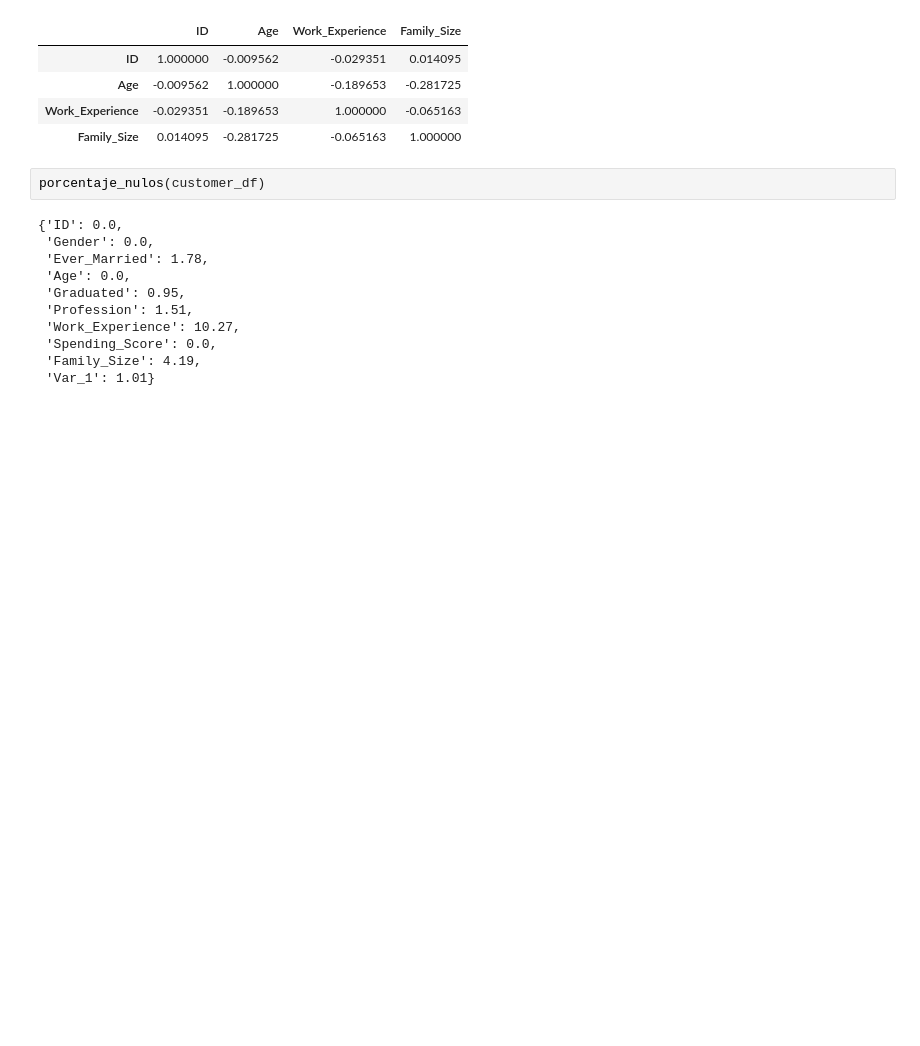
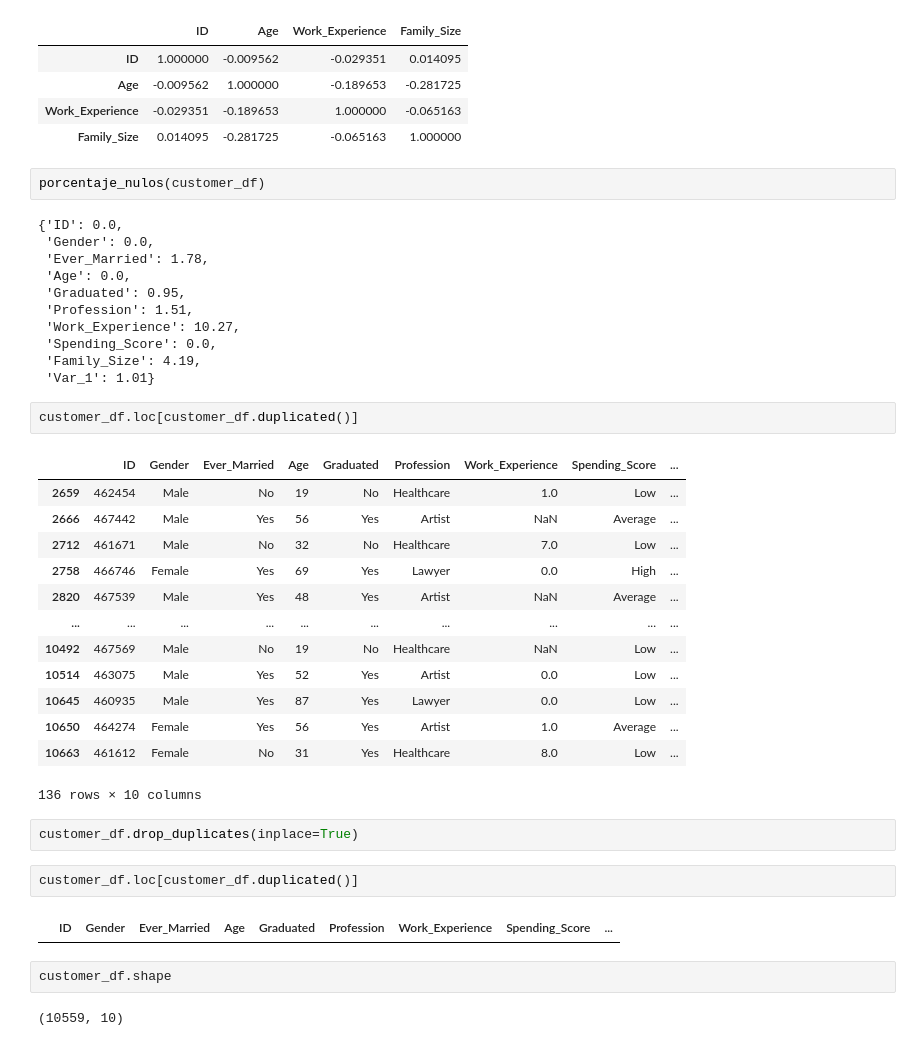
Before and after one commit to Daguerre45/Clustering, a Jupyter notebook: CasoPractico2/casoPractico_2.ipynb, the cells around one changed output. Drawn from its saved outputs; the diff is of its cells as text; blank space fills up the shorter version.

```diff
--- a/CasoPractico2/casoPractico_2.ipynb
+++ b/CasoPractico2/casoPractico_2.ipynb
@@ -146,3 +146,29 @@ porcentaje_nulos(customer_df)
  'Spending_Score': 0.0,
  'Family_Size': 4.19,
  'Var_1': 1.01}
+# %%
+customer_df.loc[customer_df.duplicated()]
+# %% [output]
+|  | ID | Gender | Ever_Married | Age | Graduated | Profession | Work_Experience | Spending_Score | ... |
+| 2659 | 462454 | Male | No | 19 | No | Healthcare | 1.0 | Low | ... |
+| 2666 | 467442 | Male | Yes | 56 | Yes | Artist | NaN | Average | ... |
+| 2712 | 461671 | Male | No | 32 | No | Healthcare | 7.0 | Low | ... |
+| 2758 | 466746 | Female | Yes | 69 | Yes | Lawyer | 0.0 | High | ... |
+| 2820 | 467539 | Male | Yes | 48 | Yes | Artist | NaN | Average | ... |
+| ... | ... | ... | ... | ... | ... | ... | ... | ... | ... |
+| 10492 | 467569 | Male | No | 19 | No | Healthcare | NaN | Low | ... |
+| 10514 | 463075 | Male | Yes | 52 | Yes | Artist | 0.0 | Low | ... |
+| 10645 | 460935 | Male | Yes | 87 | Yes | Lawyer | 0.0 | Low | ... |
+| 10650 | 464274 | Female | Yes | 56 | Yes | Artist | 1.0 | Average | ... |
+| 10663 | 461612 | Female | No | 31 | Yes | Healthcare | 8.0 | Low | ... |
+136 rows × 10 columns
+# %%
+customer_df.drop_duplicates(inplace=True)
+# %%
+customer_df.loc[customer_df.duplicated()]
+# %% [output]
+|  | ID | Gender | Ever_Married | Age | Graduated | Profession | Work_Experience | Spending_Score | ... |
+# %%
+customer_df.shape
+# %% [output]
+(10559, 10)
```
Also changed, not shown: parts of 11 cells of this notebook.
